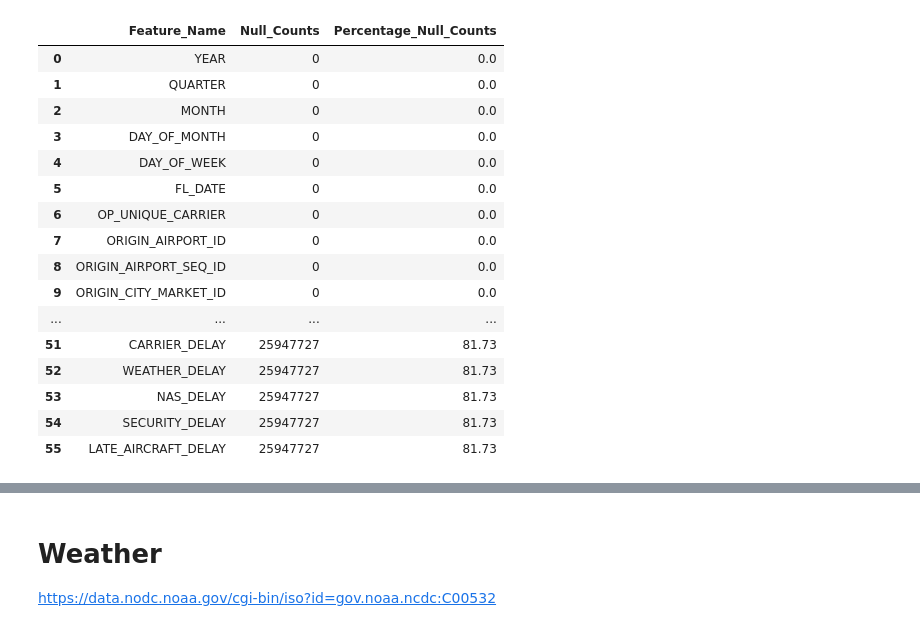
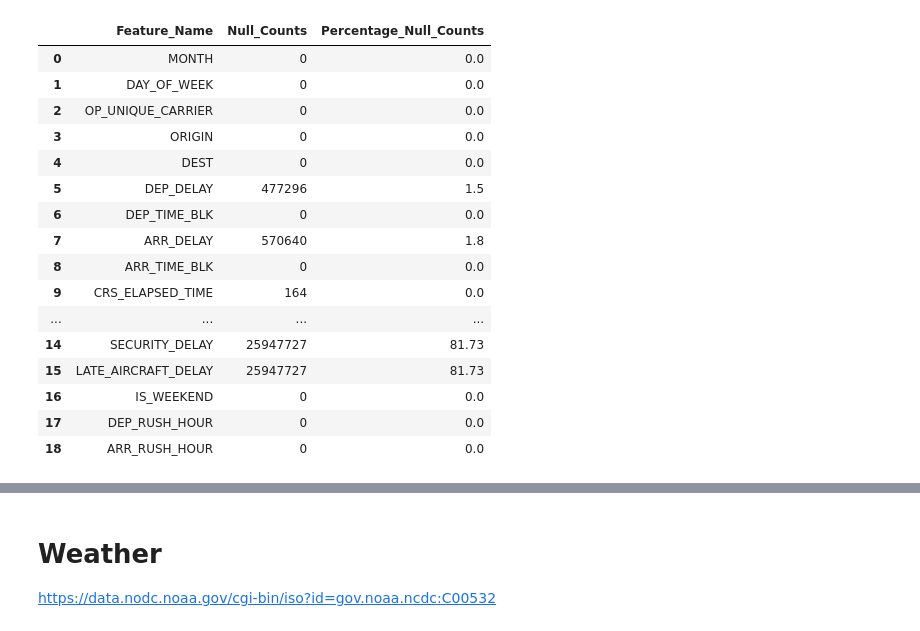
Before and after one commit to jayeshparikh/w261-project, a Jupyter notebook: AirlineDelaysWeather_WIP.ipynb, the cells around one changed output, grey strips where cells are left out. Drawn from its saved outputs; the diff is of its cells as text; code cells hidden in the pictures.

Commit message:
Update: AirlineDelaysWeather_WIP.ipynb AirlineDelays_WIP.ipynb EDA README.md

```diff
--- a/AirlineDelaysWeather_WIP.ipynb
+++ b/AirlineDelaysWeather_WIP.ipynb
@@ -150,25 +125,25 @@ type(airlines)
 # %% [output]
 [interactive output not drawn]
 # %%
-nullCounts_df = nullDataFrame(airlines)
+nullCounts_df = nullDataFrame(airlines_df)
 nullCounts_df
 # %% [output]
 |  | Feature_Name | Null_Counts | Percentage_Null_Counts |
-| 0 | YEAR | 0 | 0.0 |
-| 1 | QUARTER | 0 | 0.0 |
-| 2 | MONTH | 0 | 0.0 |
-| 3 | DAY_OF_MONTH | 0 | 0.0 |
-| 4 | DAY_OF_WEEK | 0 | 0.0 |
-| 5 | FL_DATE | 0 | 0.0 |
-| 6 | OP_UNIQUE_CARRIER | 0 | 0.0 |
-| 7 | ORIGIN_AIRPORT_ID | 0 | 0.0 |
-| 8 | ORIGIN_AIRPORT_SEQ_ID | 0 | 0.0 |
-| 9 | ORIGIN_CITY_MARKET_ID | 0 | 0.0 |
+| 0 | MONTH | 0 | 0.0 |
+| 1 | DAY_OF_WEEK | 0 | 0.0 |
+| 2 | OP_UNIQUE_CARRIER | 0 | 0.0 |
+| 3 | ORIGIN | 0 | 0.0 |
+| 4 | DEST | 0 | 0.0 |
+| 5 | DEP_DELAY | 477296 | 1.5 |
+| 6 | DEP_TIME_BLK | 0 | 0.0 |
+| 7 | ARR_DELAY | 570640 | 1.8 |
+| 8 | ARR_TIME_BLK | 0 | 0.0 |
+| 9 | CRS_ELAPSED_TIME | 164 | 0.0 |
 | ... | ... | ... | ... |
-| 51 | CARRIER_DELAY | 25947727 | 81.73 |
-| 52 | WEATHER_DELAY | 25947727 | 81.73 |
-| 53 | NAS_DELAY | 25947727 | 81.73 |
-| 54 | SECURITY_DELAY | 25947727 | 81.73 |
-| 55 | LATE_AIRCRAFT_DELAY | 25947727 | 81.73 |
+| 14 | SECURITY_DELAY | 25947727 | 81.73 |
+| 15 | LATE_AIRCRAFT_DELAY | 25947727 | 81.73 |
+| 16 | IS_WEEKEND | 0 | 0.0 |
+| 17 | DEP_RUSH_HOUR | 0 | 0.0 |
+| 18 | ARR_RUSH_HOUR | 0 | 0.0 |
 # %%
 # 81.73% of records have null/NaN values for [CARRIER_DELAY, WEATHER_DELAY, NAS_DELAY, SECURITY_DELAY, LATE_AIRCRAFT_DELAY ]
```
Also changed, not shown: parts of 13 cells of this notebook.
